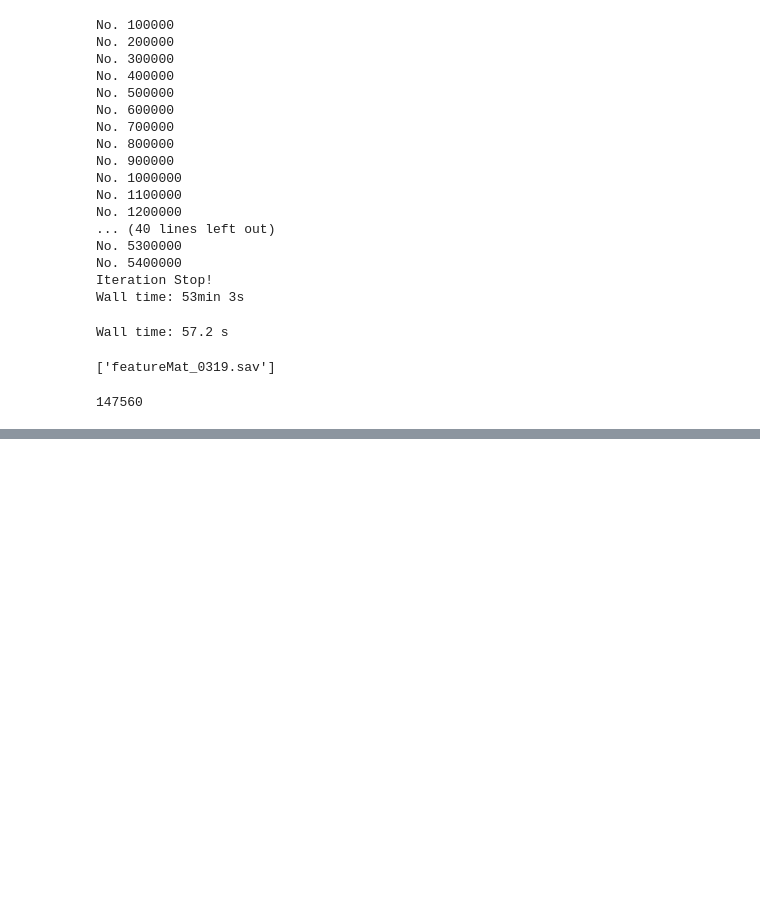
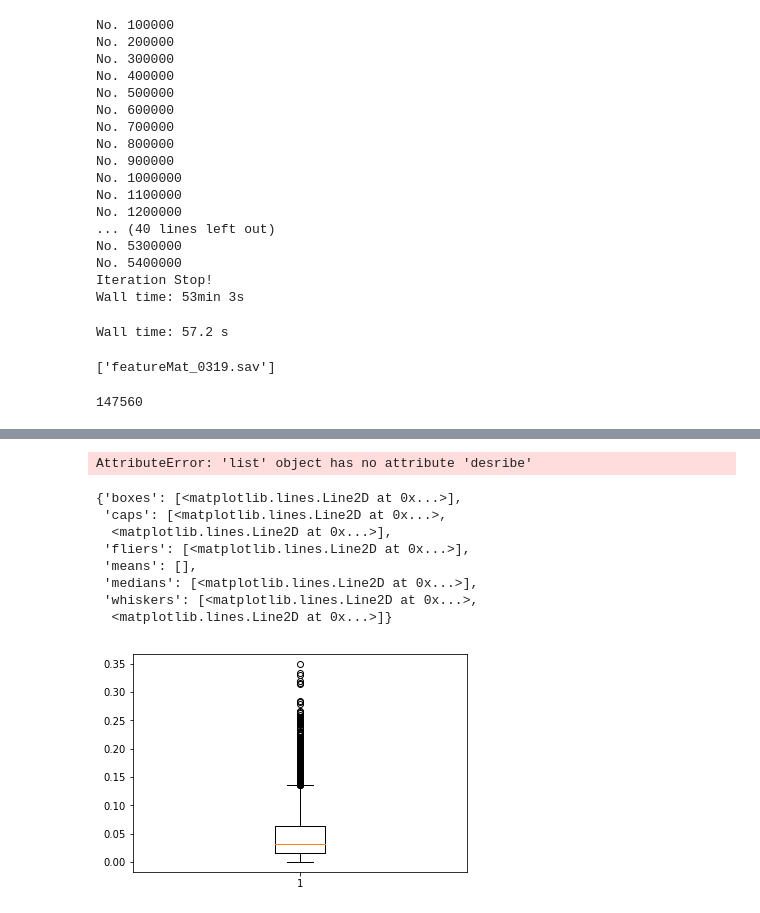
Before and after one commit to ZhuangDingyi/SmartCardClustering, a Jupyter notebook: Step1 Regularity Comaparison.ipynb, the cells around one changed output, grey strips where cells are left out. Drawn from its saved outputs; the diff is of its cells as text; code cells hidden in the pictures; blank space fills up the shorter version.

```diff
--- a/Step1 Regularity Comaparison.ipynb
+++ b/Step1 Regularity Comaparison.ipynb
@@ -279,0 +300,3 @@ joblib.dump(featureMat_0320,'featureMat_0320.sav')
+# %%
+featureMat_0319=joblib.load('featureMat_0319.sav')
+featureMat_0320=joblib.load('featureMat_0320.sav')
@@ -279,0 +323,27 @@ joblib.dump(featureMat_0320,'featureMat_0320.sav')
+# %%
+def stationGetCorSameTime(stationMat1,stationMat2,interval): #with 2n*Timeintervalsize
+    covResults=[]
+    for i in range(interval):
+        tmp=spatial.distance.cosine(stationMat1[:,i],stationMat2[:,i])
+        if np.isnan(tmp):
+            tmp=0
+        covResults.append(np.square(1-tmp))
+    return covResults,np.mean(covResults)
+
+def getAllStationsCorSameDay(featureMat1,featureMat2,interval):
+    varResultsRawDict=dict()
+    varResultsMeanList=[]
+    for key in tqdm_notebook(stops_dict.keys(),desc='Be'):
+        keySta=str(stops_dict[key])
+        covResults,covMeanResults=stationGetCorSameTime(featureMat1[keySta],featureMat2[keySta],interval)
+        varResultsMeanList.append(covMeanResults)
+        varResultsRawDict[key]=covResults
+    return varResultsRawDict,varResultsMeanList,np.mean(varResultsMeanList)
+# %%
+%%time
+#var1,var_19_20=stationGetCorSameTime(featureMat_0319['2'],featureMat_0320['2'])
+#print(var1)
+#np.average(var1)
+#print(var_19_20)
+_,varl,varlM=getAllStationsCorSameDay(featureMat_0319,featureMat_0320)
+print(varlM)
@@ -279,0 +353,16 @@ joblib.dump(featureMat_0320,'featureMat_0320.sav')
+# %%
+varl.desribe()
+# %% [output]
+AttributeError: 'list' object has no attribute 'desribe'
+# %%
+plt.boxplot([1 - e for e in varl])
+# %% [output]
+{'boxes': [<matplotlib.lines.Line2D at 0x...>],
+ 'caps': [<matplotlib.lines.Line2D at 0x...>,
+  <matplotlib.lines.Line2D at 0x...>],
+ 'fliers': [<matplotlib.lines.Line2D at 0x...>],
+ 'means': [],
+ 'medians': [<matplotlib.lines.Line2D at 0x...>],
+ 'whiskers': [<matplotlib.lines.Line2D at 0x...>,
+  <matplotlib.lines.Line2D at 0x...>]}
+[figure, added]
```
Also changed, not shown: parts of 12 cells of this notebook.
